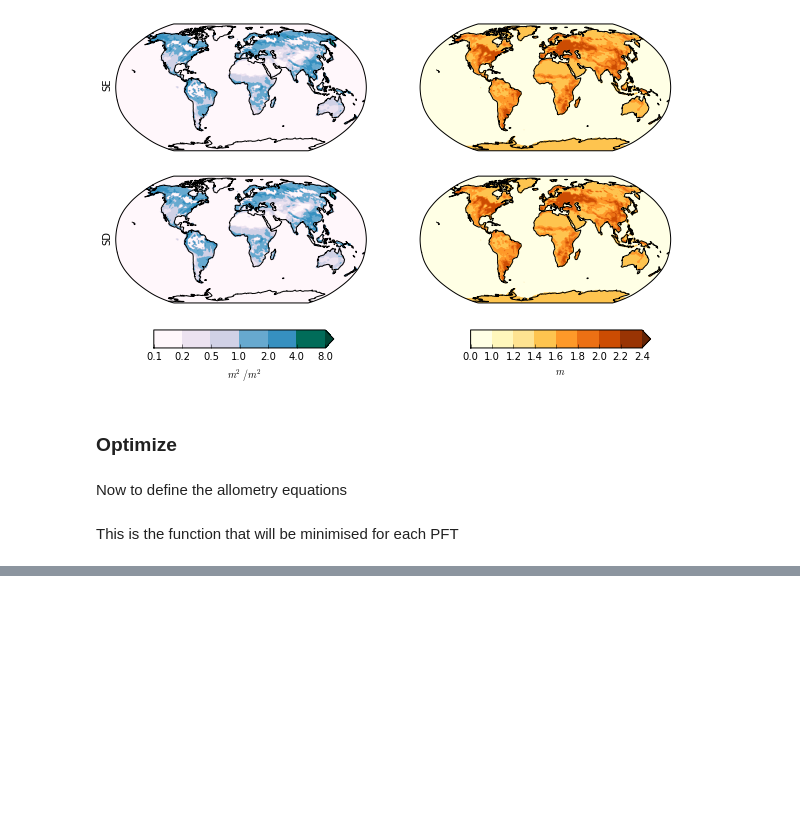
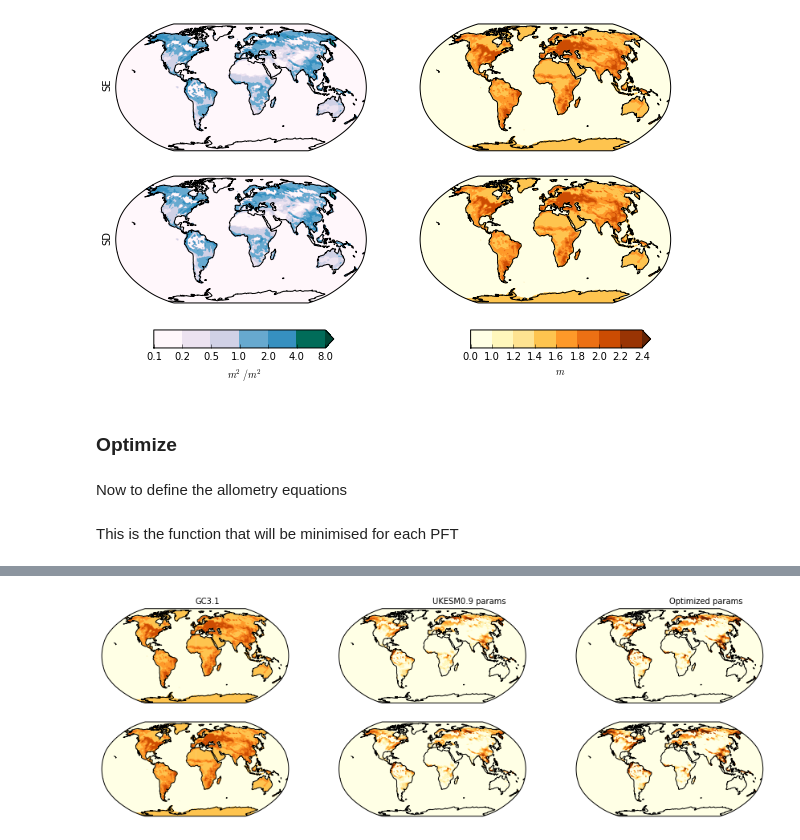
Before and after one commit to douglask3/UKESM_albedo_tile_optimization, a Jupyter notebook: docs/Untitled0.ipynb, the cells around one changed output, grey strips where cells are left out. Drawn from its saved outputs; the diff is of its cells as text; code cells hidden in the pictures; blank space fills up the shorter version.

```diff
--- a/docs/Untitled0.ipynb
+++ b/docs/Untitled0.ipynb
@@ -241,0 +246,4 @@ construct_height_pfts(range(0,5), levels = [1, 10, 15, 20, 21, 22, 23, 24])
+# %%
+construct_height_pfts(range(7,9), levels = [0, 1, 1.2, 1.4, 1.6, 1.8, 2.0, 2.2, 2.4])
+# %% [output]
+[figure, added]
```
Also changed, not shown: parts of 3 cells of this notebook.
